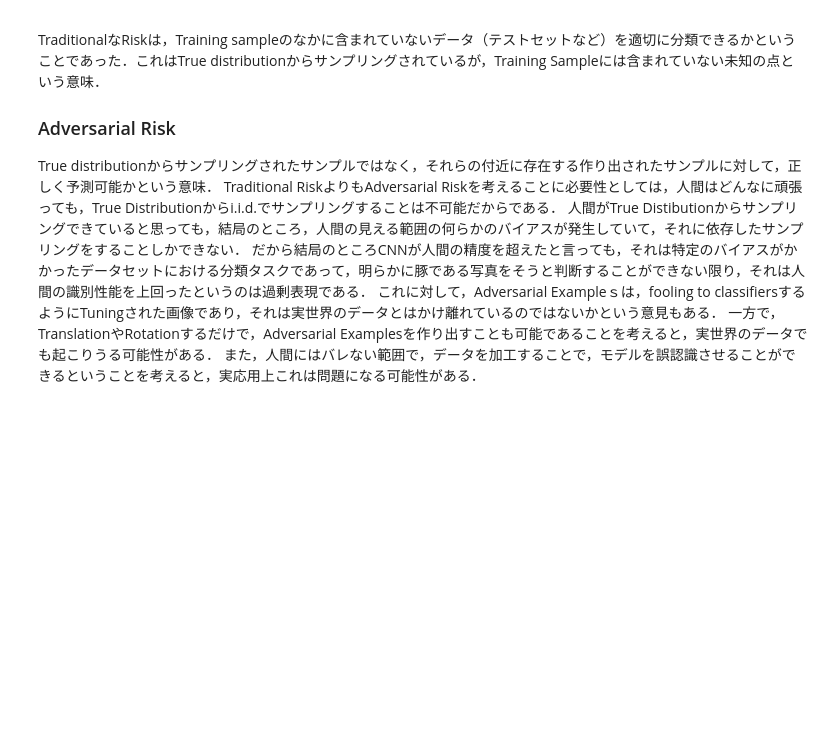
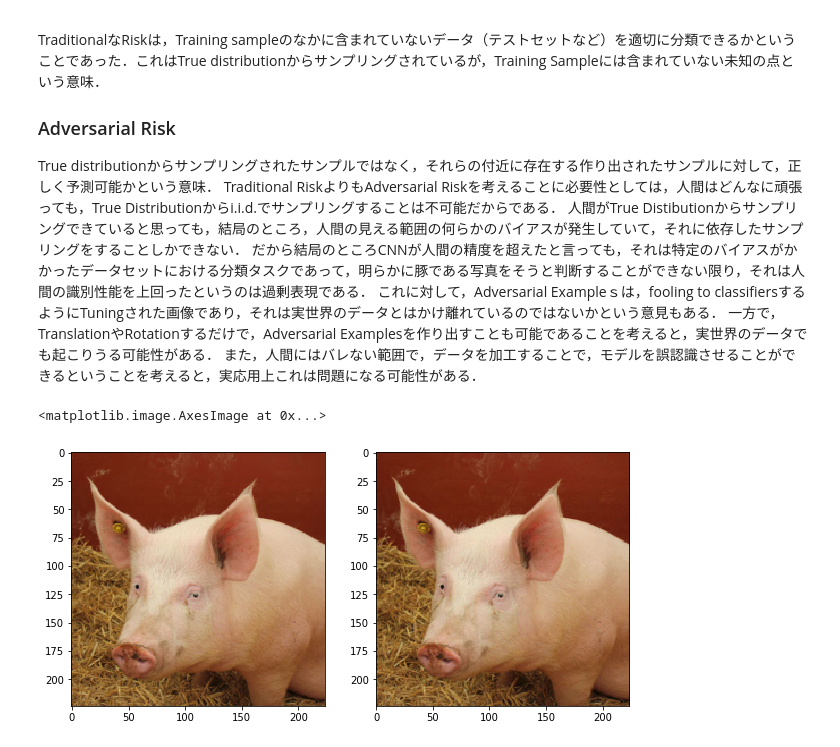
Before and after one commit to tanimutomo/tutorials, a Jupyter notebook: adversarial_robustness/introduction.ipynb, the cells around one changed output. Drawn from its saved outputs; the diff is of its cells as text; code cells hidden in the pictures; blank space fills up the shorter version.

```diff
--- a/adversarial_robustness/introduction.ipynb
+++ b/adversarial_robustness/introduction.ipynb
@@ -163,3 +163,10 @@ Traditional RiskよりもAdversarial Riskを考えることに必要性として
 これに対して，Adversarial Exampleｓは，fooling to classifiersするようにTuningされた画像であり，それは実世界のデータとはかけ離れているのではないかという意見もある．
 一方で，TranslationやRotationするだけで，Adversarial Examplesを作り出すことも可能であることを考えると，実世界のデータでも起こりうる可能性がある．
 また，人間にはバレない範囲で，データを加工することで，モデルを誤認識させることができるということを考えると，実応用上これは問題になる可能性がある．
+# %%
+f,ax = plt.subplots(1,2, figsize=(10,5))
+ax[0].imshow((pig_tensor)[0].detach().numpy().transpose(1,2,0))
+ax[1].imshow((pig_tensor + delta)[0].detach().numpy().transpose(1,2,0))
+# %% [output]
+<matplotlib.image.AxesImage at 0x...>
+[figure, added]
```
Also changed, not shown: parts of 3 cells of this notebook.
